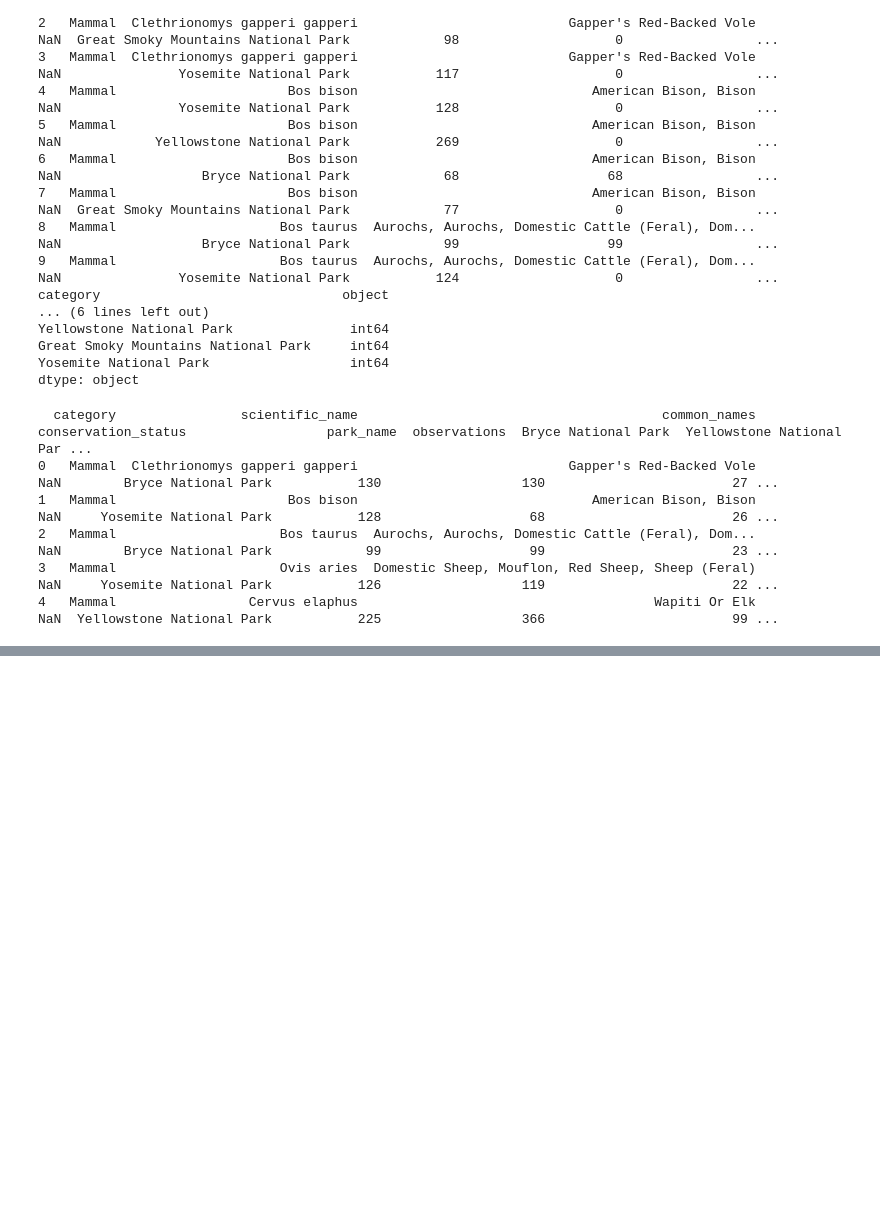
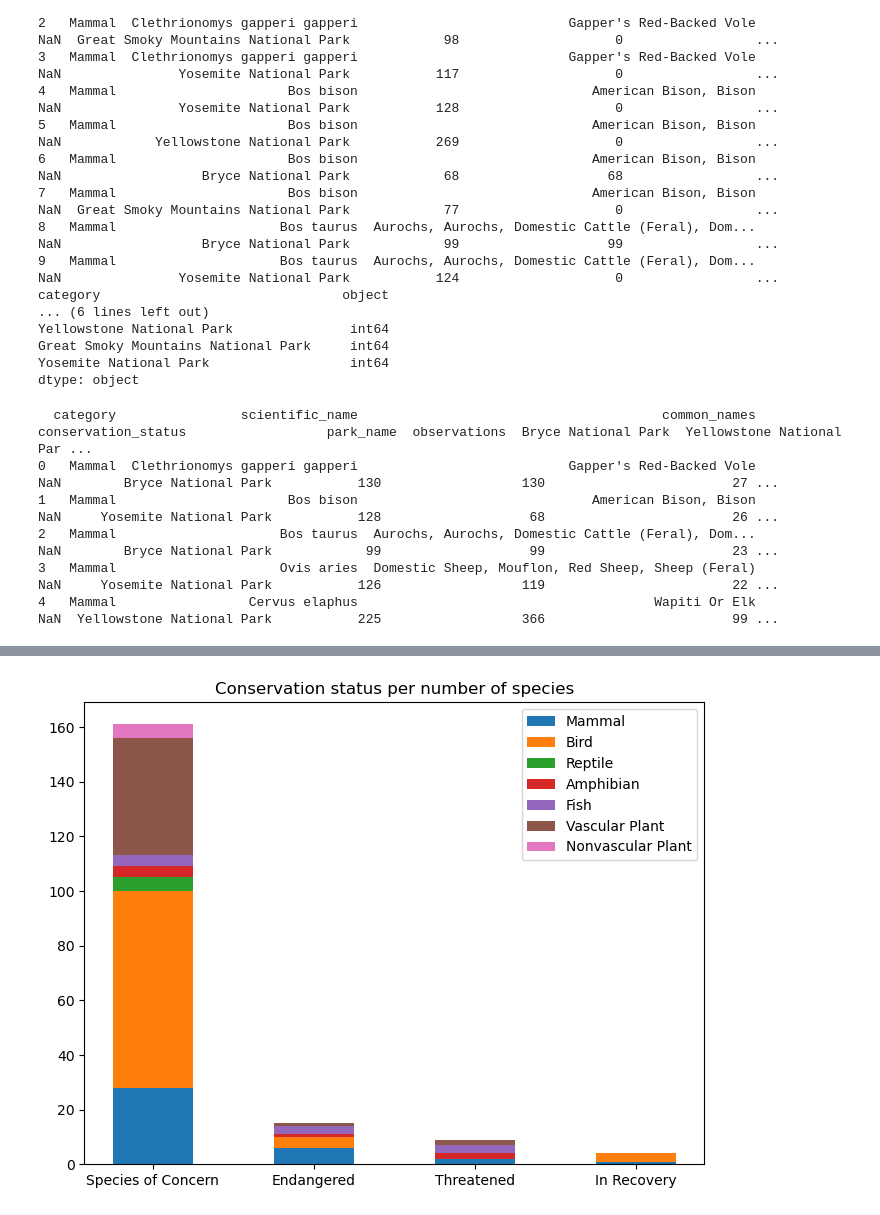
Before and after one commit to El-Mounir/biodiversity_DS, a Jupyter notebook: biodiversity.ipynb, the cells around one changed output, grey strips where cells are left out. Saved outputs shown, nothing was run; the diff lists cells and outputs as text; code cells hidden in the pictures; blank space fills up the shorter version.

```diff
--- a/biodiversity.ipynb
+++ b/biodiversity.ipynb
@@ -177,0 +245,15 @@ print(new_biodiversity.head());
+# %%
+fig, ax = plt.subplots(figsize=(8,6));
+bottom = np.zeros(4);
+width = 0.5;
+
+for category, stat in stats_per_category.items():
+    p = ax.bar(unique_conservation_status, stat, width, label = category,  bottom = bottom)
+    bottom += stat
+
+ax.set_title("Conservation status per number of species")
+ax.legend(loc="upper right")
+
+plt.show()
+# %% [output]
+[figure, added]
```
Also changed, not shown: parts of 10 cells of this notebook.
